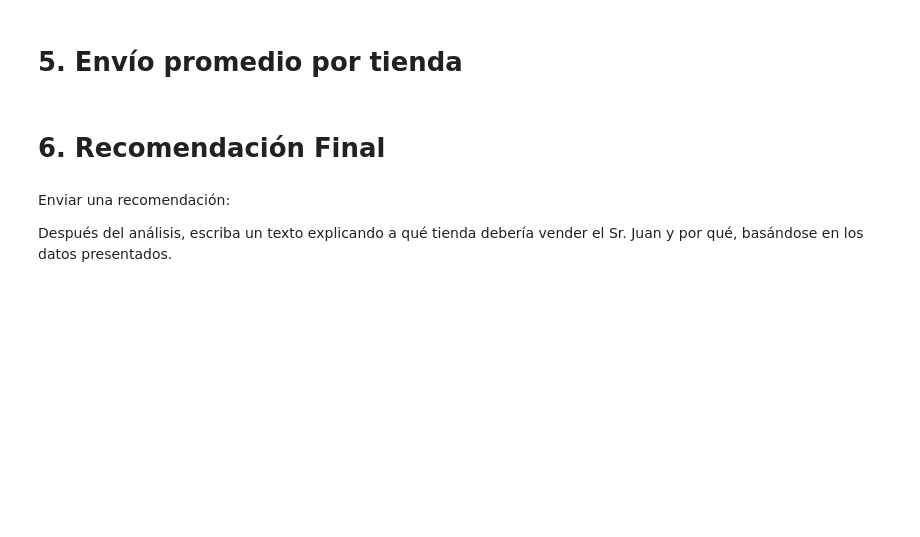
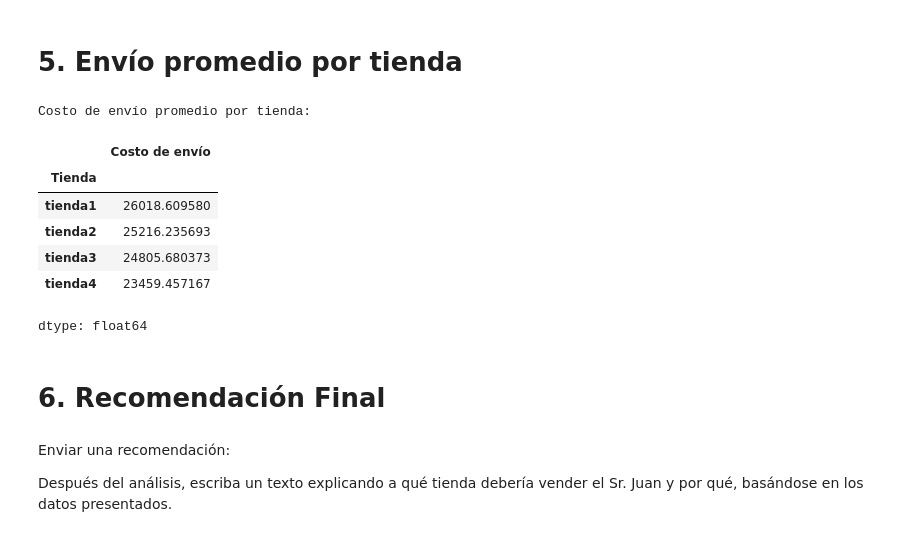
Before and after one commit to Harold-dev-code/Primer_Challenge_DataScience_Alura_Store, a Jupyter notebook: Primer_Challenge_DataScience_AluraStore.ipynb, the cells around one changed output. Drawn from its saved outputs; the diff is of its cells as text; code cells hidden in the pictures; blank space fills up the shorter version.

```diff
--- a/Primer_Challenge_DataScience_AluraStore.ipynb
+++ b/Primer_Challenge_DataScience_AluraStore.ipynb
@@ -248,3 +336,16 @@ dtype: int64
+# %%
+envio_promedio_tienda = df_tiendas_completo.groupby('Tienda')['Costo de envío'].mean()
+print("Costo de envío promedio por tienda:")
+display(envio_promedio_tienda.sort_values(ascending=False))
+# %% [output]
+Costo de envío promedio por tienda:
+|  | Costo de envío |
+| Tienda |  |
+| tienda1 | 26018.609580 |
+| tienda2 | 25216.235693 |
+| tienda3 | 24805.680373 |
+| tienda4 | 23459.457167 |
+dtype: float64
 # %% [markdown]
 # 6. Recomendación Final
 # %% [markdown]
```
Also changed, not shown: parts of 11 cells of this notebook.
